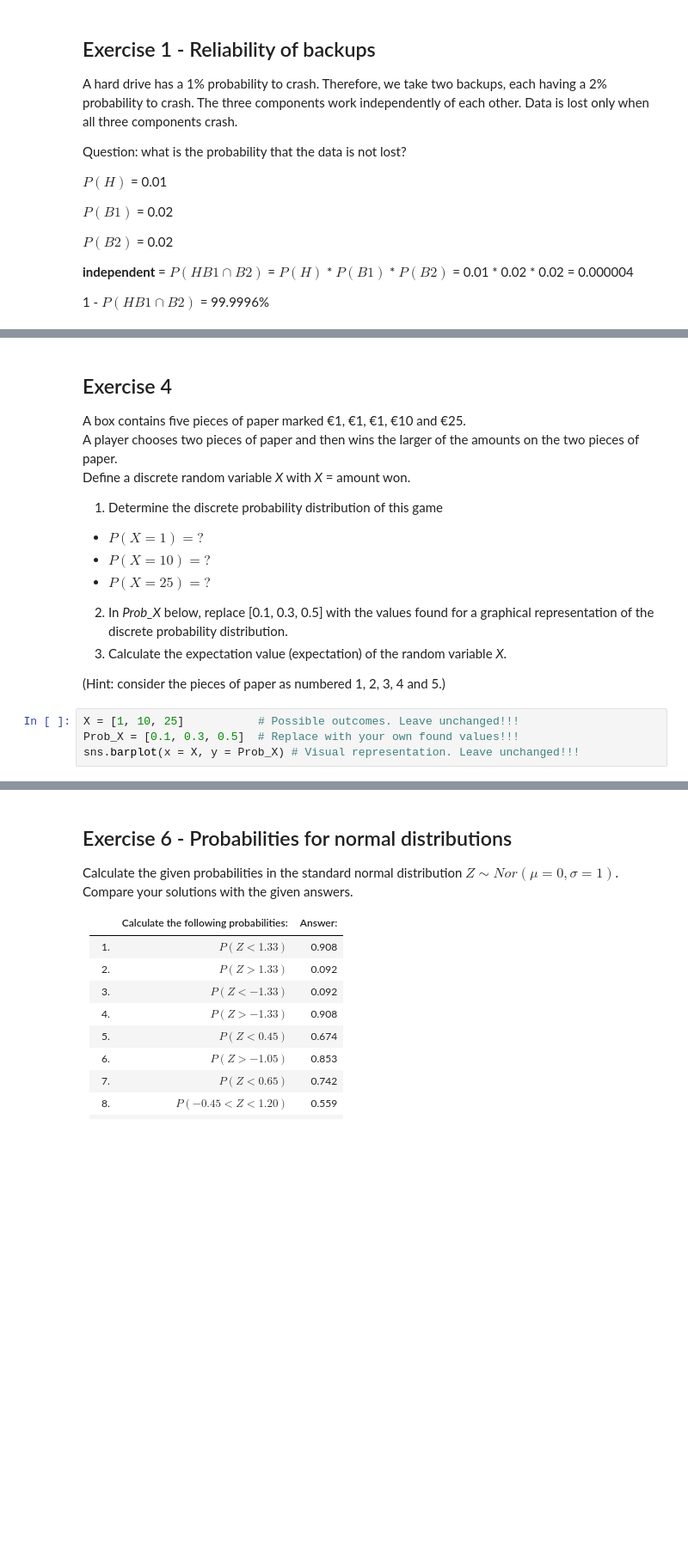
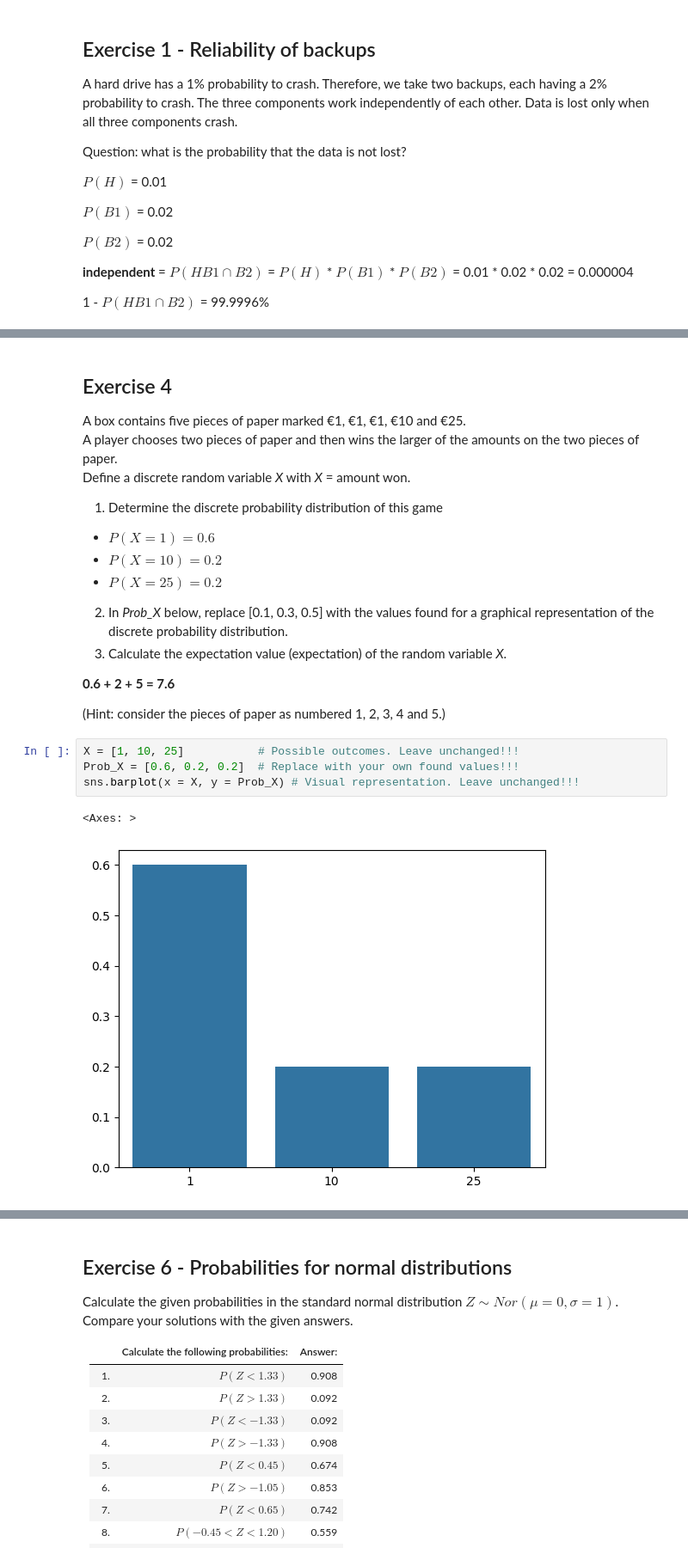
Before and after one commit to BrentVervaet/dsai-labs-bv, a Jupyter notebook: 3-central-limit-testing/lab-3.01-probability-2024.ipynb, the cells around one changed output, grey strips where cells are left out. Shown: that part at 86% size. Saved outputs shown, nothing was run; the diff lists cells and outputs as text; blank space fills up the shorter version.

```diff
--- a/3-central-limit-testing/lab-3.01-probability-2024.ipynb
+++ b/3-central-limit-testing/lab-3.01-probability-2024.ipynb
@@ -76,18 +96,22 @@ A box contains five pieces of paper marked €1, €1, €1, €10 and €25.
 A player chooses two pieces of paper and then wins the larger of the amounts on the two pieces of paper.
 Define a discrete random variable _X_ with _X_ = amount won.
 1. Determine the discrete probability distribution of this game
-- $P(X = 1) = ?$
-- $P(X = 10) = ?$
-- $P(X = 25) = ?$
+- $P(X = 1) = 0.6$
+- $P(X = 10) = 0.2$
+- $P(X = 25) = 0.2$
 2. In *Prob_X* below, replace [0.1, 0.3, 0.5] with the values found for a graphical representation of the discrete probability distribution.
 3. Calculate the expectation value (expectation) of the random variable _X_.
 
+**0.6 + 2 + 5 = 7.6**
 
 (Hint: consider the pieces of paper as numbered 1, 2, 3, 4 and 5.)
 # %%
 X = [1, 10, 25]           # Possible outcomes. Leave unchanged!!!
-Prob_X = [0.1, 0.3, 0.5]  # Replace with your own found values!!!
+Prob_X = [0.6, 0.2, 0.2]  # Replace with your own found values!!!
 sns.barplot(x = X, y = Prob_X) # Visual representation. Leave unchanged!!!
+# %% [output]
+<Axes: >
+[figure, added]
 # %% [markdown]
 ## Exercise 5
 John participates in an online game of chance. He can win EUR 1, EUR 2, EUR 3, EUR 4 or EUR 5. The probability of winning X EUR is directly proportional to the amount to be won, in other words
```
Also changed, not shown: parts of 4 cells of this notebook.
